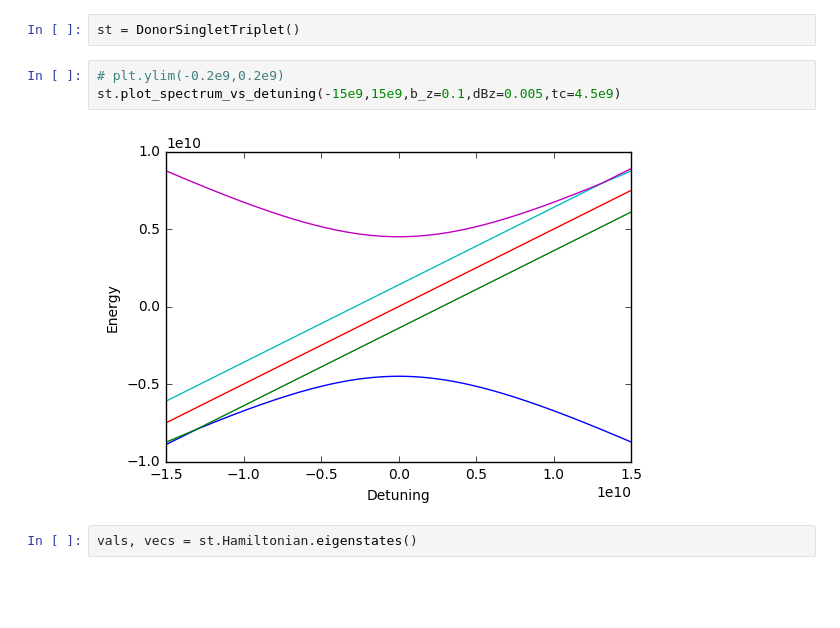
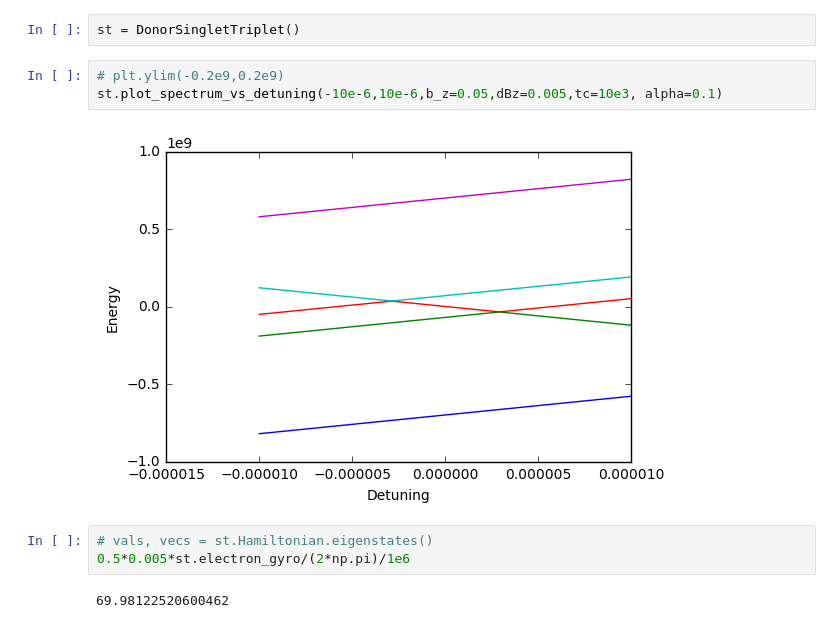
Before and after one commit to hogma131/phosphorus-donors, a Jupyter notebook: DDST_feasbility.ipynb, the cells around one changed output. Saved outputs shown, nothing was run; the diff lists cells and outputs as text; blank space fills up the shorter version.

```diff
--- a/DDST_feasbility.ipynb
+++ b/DDST_feasbility.ipynb
@@ -6,11 +6,14 @@ run donors.py
 st = DonorSingletTriplet()
 # %%
 # plt.ylim(-0.2e9,0.2e9)
-st.plot_spectrum_vs_detuning(-15e9,15e9,b_z=0.1,dBz=0.005,tc=4.5e9)
+st.plot_spectrum_vs_detuning(-10e-6,10e-6,b_z=0.05,dBz=0.005,tc=10e3, alpha=0.1)
 # %% [output]
-[figure, old version]
+[figure, new version]
-# %%
-vals, vecs = st.Hamiltonian.eigenstates()
+# %%
+# vals, vecs = st.Hamiltonian.eigenstates()
+0.5*0.005*st.electron_gyro/(2*np.pi)/1e6
+# %% [output]
+69.98122520600462
 # %%
 # The project_eigenvecs function seems to be working fine
 st.project_eigenvecs(vecs[4])
```
Also changed, not shown: parts of 25 cells of this notebook, 3 other files.
